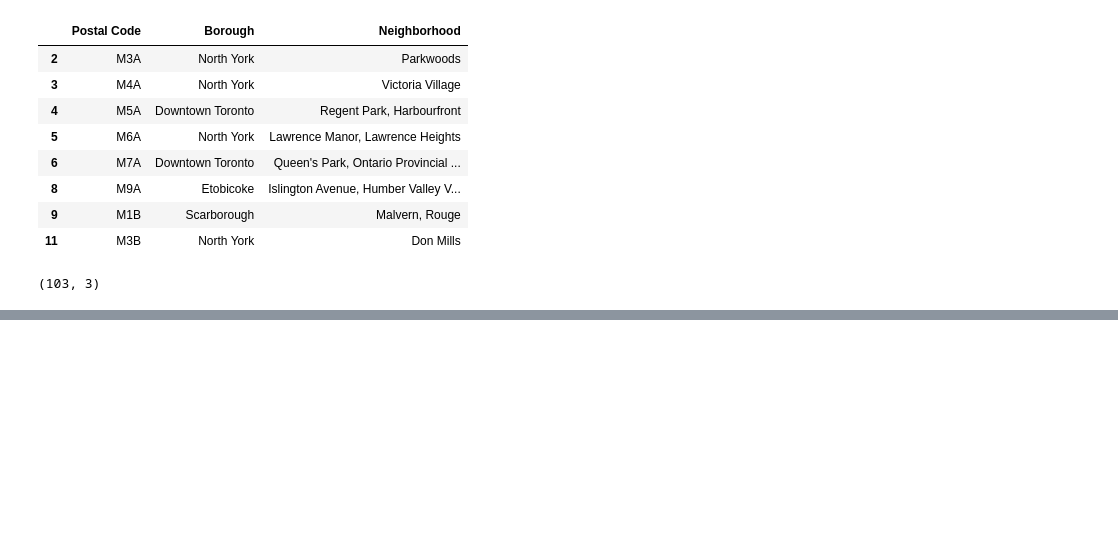
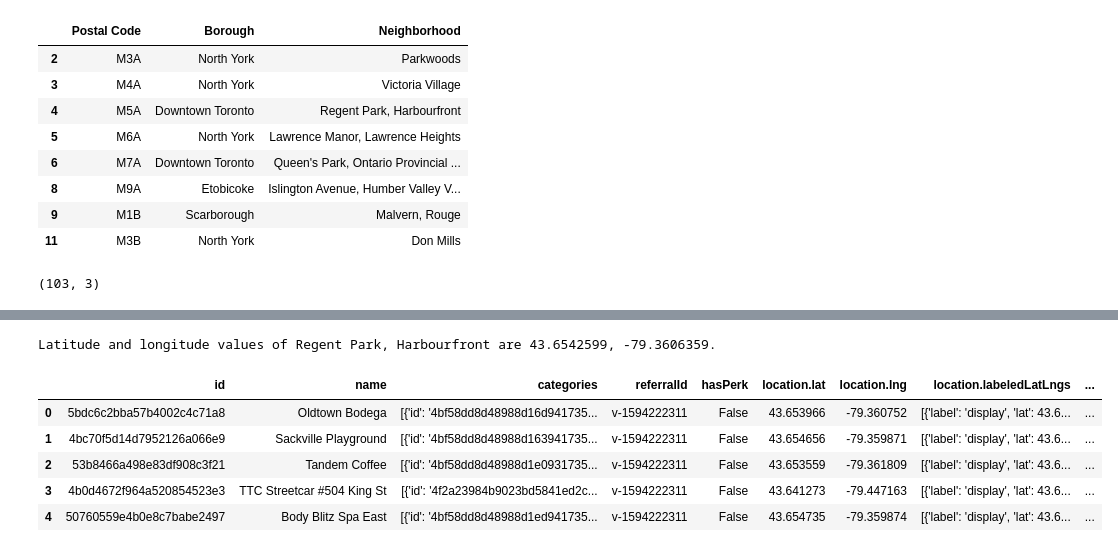
Before and after one commit to Timndg2030/Assignment-1, a Jupyter notebook: Capstone_Assignment_WK3.ipynb, the cells around one changed output, grey strips where cells are left out. Drawn from its saved outputs; the diff is of its cells as text; code cells hidden in the pictures; blank space fills up the shorter version.

```diff
--- a/Capstone_Assignment_WK3.ipynb
+++ b/Capstone_Assignment_WK3.ipynb
@@ -55,0 +61,4 @@ df_merged
+# %%
+# Begin by stripping out rows that don't contain the word "Toronto" in the Borough column
+df_tor = df_merged[df_merged.Borough.str.contains("Toronto")].reset_index(drop=True)
+df_tor.head()
@@ -55,0 +72,4 @@ df_merged
+# %%
+CLIENT_ID = '32HAJRP313FHYC5QLOFPTQL33QZADAH5PAUEPCLMF4QLFCSY' # your Foursquare ID
+CLIENT_SECRET = 'EAYJPURSR1XBANJ2QUZSXZYSI0404MKCOUQ2MWPQY0IQDYV0' # your Foursquare Secret
+VERSION = '20180605' # Foursquare API version
@@ -55,0 +108,27 @@ df_merged
+# %%
+neighborhood_latitude = df_tor.loc[0, 'Latitude'] # neighborhood latitude value
+neighborhood_longitude = df_tor.loc[0, 'Longitude'] # neighborhood longitude value
+
+neighborhood_name = df_tor.loc[0, 'Neighborhood'] # neighborhood name
+
+print('Latitude and longitude values of {} are {}, {}.'.format(neighborhood_name,
+                                                               neighborhood_latitude,
+                                                               neighborhood_longitude))
+# %% [output]
+Latitude and longitude values of Regent Park, Harbourfront are 43.6542599, -79.3606359.
+# %%
+# Requesting information of the Neighborhood
+radius = 500
+LIMIT = 100
+url = 'https://api.foursquare.com/v2/venues/search?client_id={}&client_secret={}&ll={},{}&v={}&radius={}&limit={}'.format(CLIENT_ID, CLIENT_SECRET, neighborhood_latitude, neighborhood_longitude, VERSION, radius, LIMIT)
+results = requests.get(url).json()
+venues1 = results['response']['venues']
+venues1 = pd.json_normalize(venues1)
+venues1. head()
+# %% [output]
+|  | id | name | categories | referralId | hasPerk | location.lat | location.lng | location.labeledLatLngs | ... |
+| 0 | 5bdc6c2bba57b4002c4c71a8 | Oldtown Bodega | [{'id': '4bf58dd8d48988d16d941735... | v-1594222311 | False | 43.653966 | -79.360752 | [{'label': 'display', 'lat': 43.6... | ... |
+| 1 | 4bc70f5d14d7952126a066e9 | Sackville Playground | [{'id': '4bf58dd8d48988d163941735... | v-1594222311 | False | 43.654656 | -79.359871 | [{'label': 'display', 'lat': 43.6... | ... |
+| 2 | 53b8466a498e83df908c3f21 | Tandem Coffee | [{'id': '4bf58dd8d48988d1e0931735... | v-1594222311 | False | 43.653559 | -79.361809 | [{'label': 'display', 'lat': 43.6... | ... |
+| 3 | 4b0d4672f964a520854523e3 | TTC Streetcar #504 King St | [{'id': '4f2a23984b9023bd5841ed2c... | v-1594222311 | False | 43.641273 | -79.447163 | [{'label': 'display', 'lat': 43.6... | ... |
+| 4 | 50760559e4b0e8c7babe2497 | Body Blitz Spa East | [{'id': '4bf58dd8d48988d1ed941735... | v-1594222311 | False | 43.654735 | -79.359874 | [{'label': 'display', 'lat': 43.6... | ... |
```
Also changed, not shown: parts of 16 cells of this notebook.
